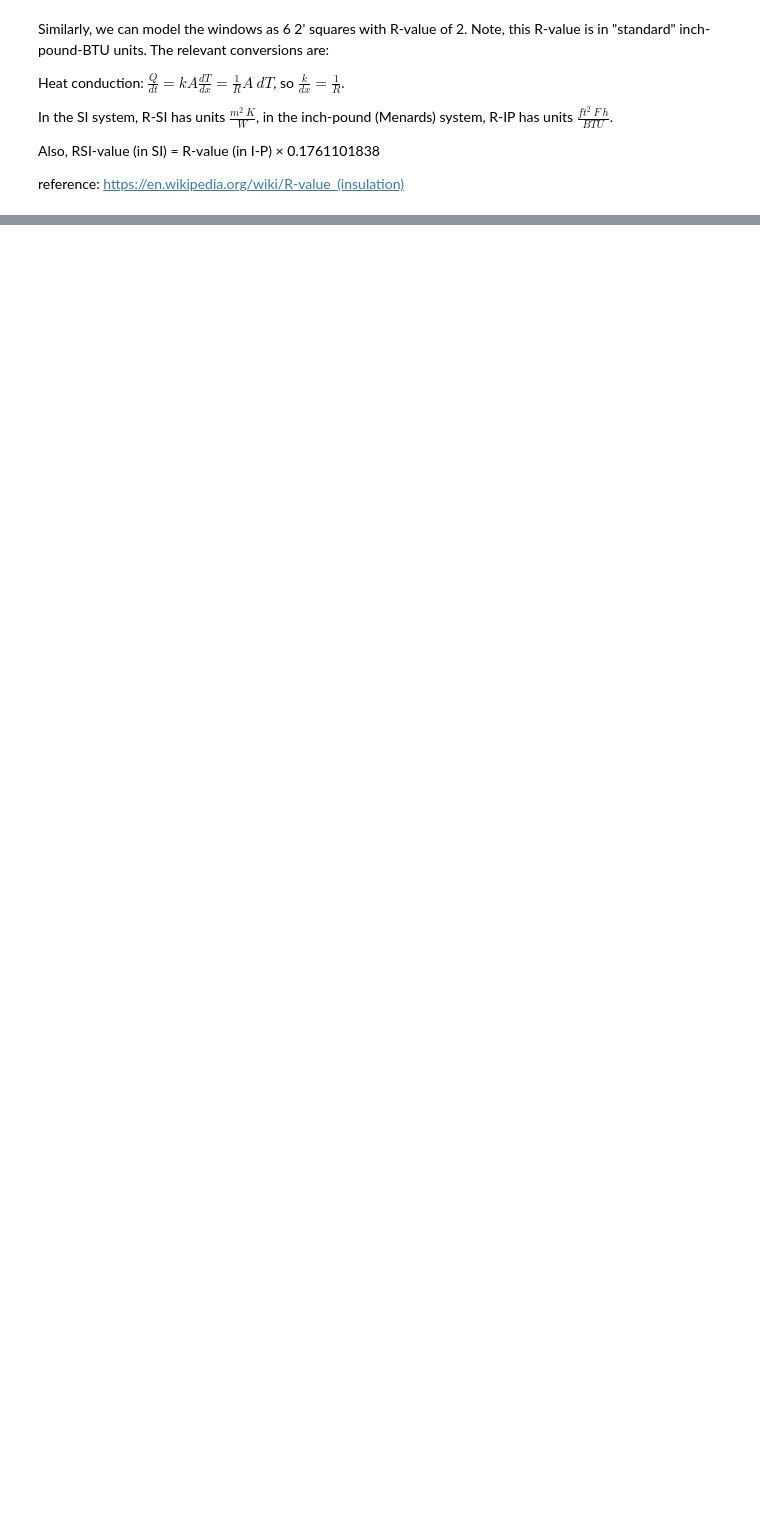
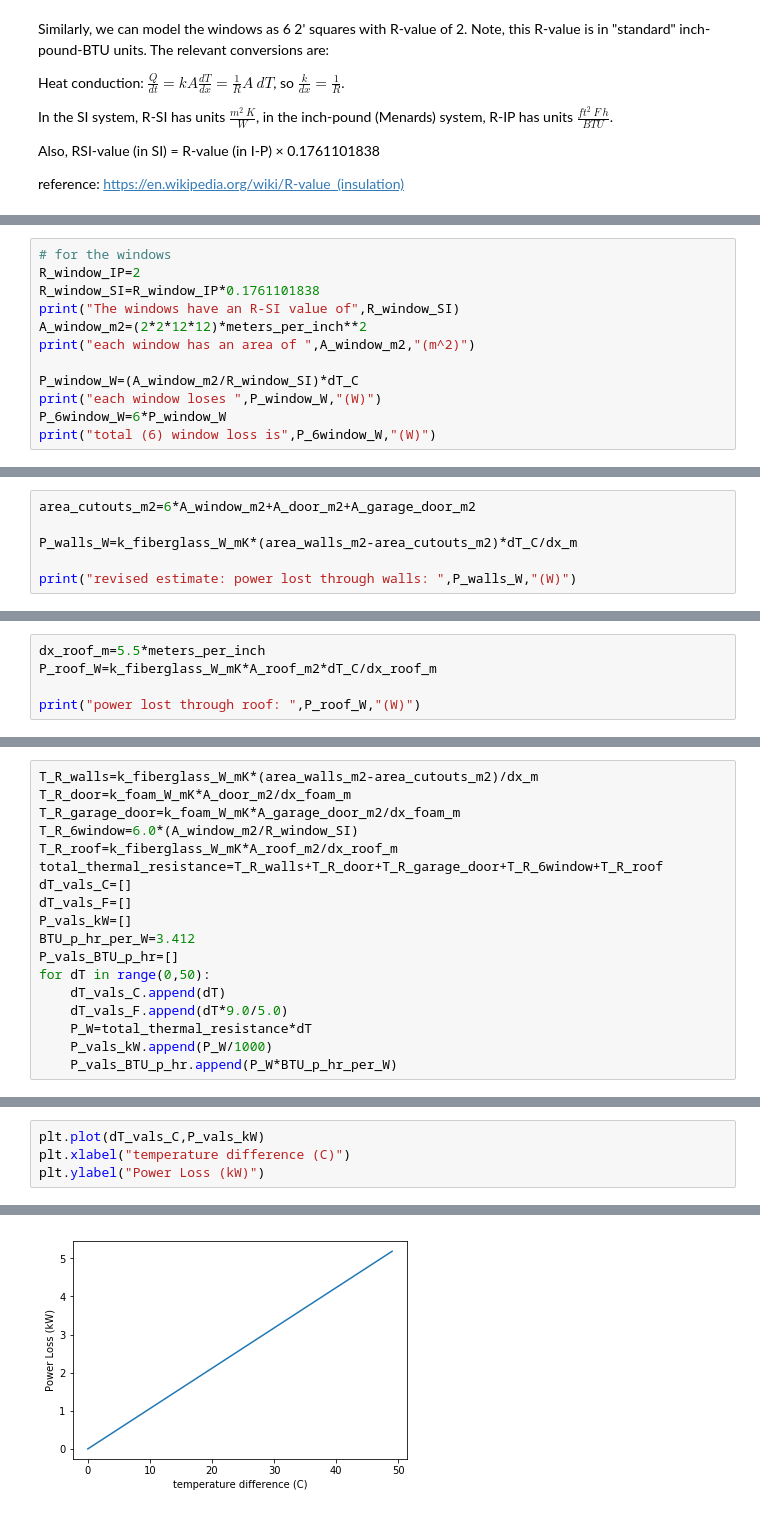
Before and after one commit to ntmoore/physics320_fall2018, a Jupyter notebook: Garage walls calculation.ipynb, the cells around one changed output, grey strips where cells are left out. Drawn from its saved outputs; the diff is of its cells as text; blank space fills up the shorter version.

Commit message:
initial analysis finished.
to-do list at the end.  Figures needed.

```diff
--- a/Garage walls calculation.ipynb
+++ b/Garage walls calculation.ipynb
@@ -85,0 +114,12 @@ reference: https://en.wikipedia.org/wiki/R-value_(insulation)
+# %%
+# for the windows
+R_window_IP=2
+R_window_SI=R_window_IP*0.1761101838
+print("The windows have an R-SI value of",R_window_SI)
+A_window_m2=(2*2*12*12)*meters_per_inch**2
+print("each window has an area of ",A_window_m2,"(m^2)")
+
+P_window_W=(A_window_m2/R_window_SI)*dT_C
+print("each window loses ",P_window_W,"(W)")
+P_6window_W=6*P_window_W
+print("total (6) window loss is",P_6window_W,"(W)")
@@ -85,0 +133,6 @@ reference: https://en.wikipedia.org/wiki/R-value_(insulation)
+# %%
+area_cutouts_m2=6*A_window_m2+A_door_m2+A_garage_door_m2
+
+P_walls_W=k_fiberglass_W_mK*(area_walls_m2-area_cutouts_m2)*dT_C/dx_m
+
+print("revised estimate: power lost through walls: ",P_walls_W,"(W)")
@@ -85,0 +143,5 @@ reference: https://en.wikipedia.org/wiki/R-value_(insulation)
+# %%
+dx_roof_m=5.5*meters_per_inch
+P_roof_W=k_fiberglass_W_mK*A_roof_m2*dT_C/dx_roof_m
+
+print("power lost through roof: ",P_roof_W,"(W)")
@@ -85,0 +204,18 @@ reference: https://en.wikipedia.org/wiki/R-value_(insulation)
+# %%
+T_R_walls=k_fiberglass_W_mK*(area_walls_m2-area_cutouts_m2)/dx_m
+T_R_door=k_foam_W_mK*A_door_m2/dx_foam_m
+T_R_garage_door=k_foam_W_mK*A_garage_door_m2/dx_foam_m
+T_R_6window=6.0*(A_window_m2/R_window_SI)
+T_R_roof=k_fiberglass_W_mK*A_roof_m2/dx_roof_m
+total_thermal_resistance=T_R_walls+T_R_door+T_R_garage_door+T_R_6window+T_R_roof
+dT_vals_C=[]
+dT_vals_F=[]
+P_vals_kW=[]
+BTU_p_hr_per_W=3.412
+P_vals_BTU_p_hr=[]
+for dT in range(0,50):
+    dT_vals_C.append(dT)
+    dT_vals_F.append(dT*9.0/5.0)
+    P_W=total_thermal_resistance*dT
+    P_vals_kW.append(P_W/1000)
+    P_vals_BTU_p_hr.append(P_W*BTU_p_hr_per_W)
@@ -85,0 +225,5 @@ reference: https://en.wikipedia.org/wiki/R-value_(insulation)
+# %%
+plt.plot(dT_vals_C,P_vals_kW)
+plt.xlabel("temperature difference (C)")
+plt.ylabel("Power Loss (kW)")
+# %% [output]
@@ -85,0 +231 @@ reference: https://en.wikipedia.org/wiki/R-value_(insulation)
+[figure, added]
```
Also changed, not shown: parts of 26 cells of this notebook.
